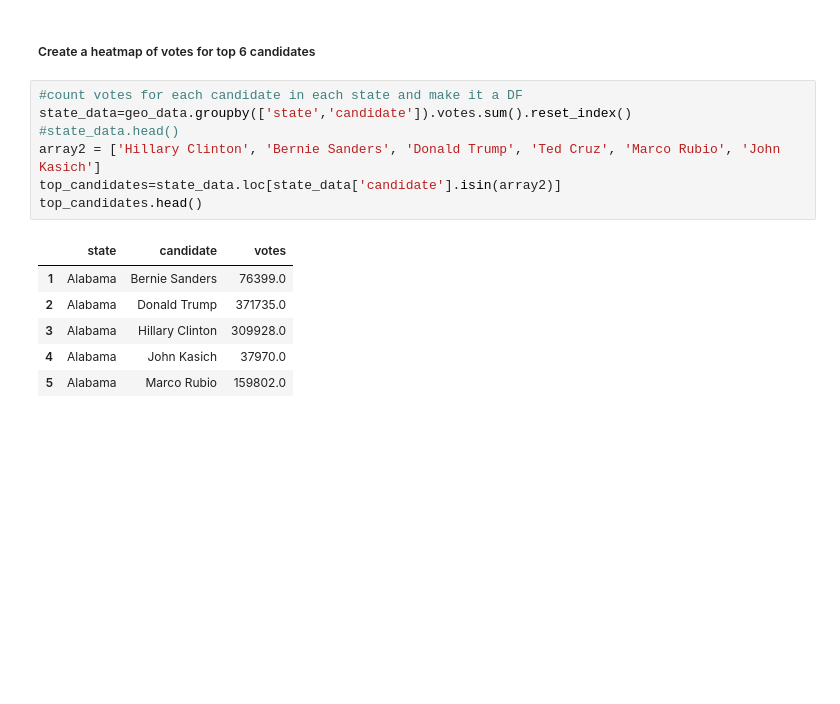
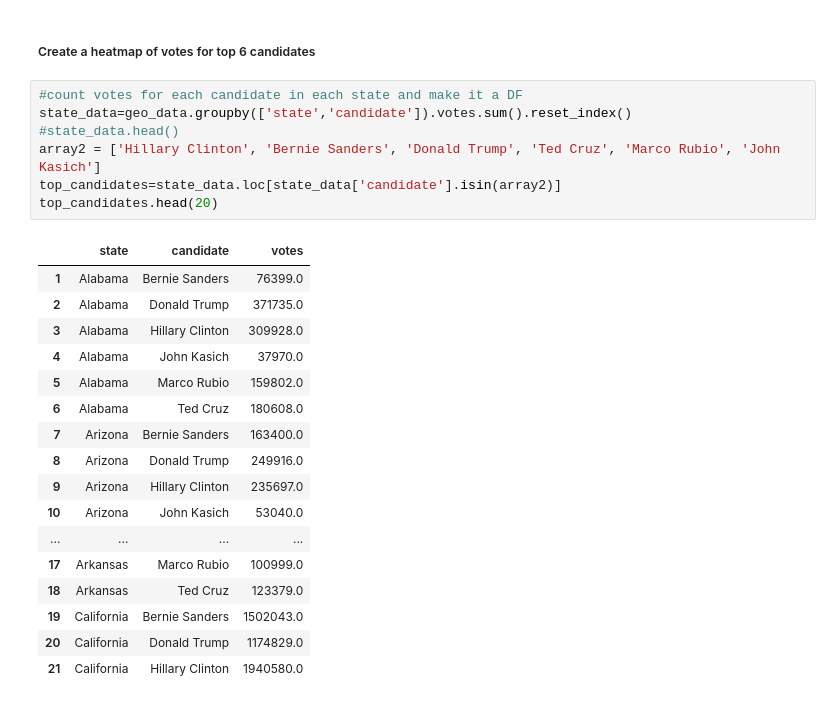
Before and after one commit to vlventure/2016_primary_election_data, a Jupyter notebook: Election_Data_2016.ipynb, the cells around one changed output. Saved outputs shown, nothing was run; the diff lists cells and outputs as text; blank space fills up the shorter version.

```diff
--- a/Election_Data_2016.ipynb
+++ b/Election_Data_2016.ipynb
@@ -218,14 +218,25 @@ Text(0.5,0.98,'Distribution of Democrat Votes by Candidate')
 # %%
 #count votes for each candidate in each state and make it a DF
 state_data=geo_data.groupby(['state','candidate']).votes.sum().reset_index()
 #state_data.head()
 array2 = ['Hillary Clinton', 'Bernie Sanders', 'Donald Trump', 'Ted Cruz', 'Marco Rubio', 'John Kasich']
 top_candidates=state_data.loc[state_data['candidate'].isin(array2)]
-top_candidates.head()
+top_candidates.head(20)
 # %% [output]
 |  | state | candidate | votes |
 | 1 | Alabama | Bernie Sanders | 76399.0 |
 | 2 | Alabama | Donald Trump | 371735.0 |
 | 3 | Alabama | Hillary Clinton | 309928.0 |
 | 4 | Alabama | John Kasich | 37970.0 |
 | 5 | Alabama | Marco Rubio | 159802.0 |
+| 6 | Alabama | Ted Cruz | 180608.0 |
+| 7 | Arizona | Bernie Sanders | 163400.0 |
+| 8 | Arizona | Donald Trump | 249916.0 |
+| 9 | Arizona | Hillary Clinton | 235697.0 |
+| 10 | Arizona | John Kasich | 53040.0 |
+| ... | ... | ... | ... |
+| 17 | Arkansas | Marco Rubio | 100999.0 |
+| 18 | Arkansas | Ted Cruz | 123379.0 |
+| 19 | California | Bernie Sanders | 1502043.0 |
+| 20 | California | Donald Trump | 1174829.0 |
+| 21 | California | Hillary Clinton | 1940580.0 |
```
Also changed, not shown: parts of 9 cells of this notebook.
